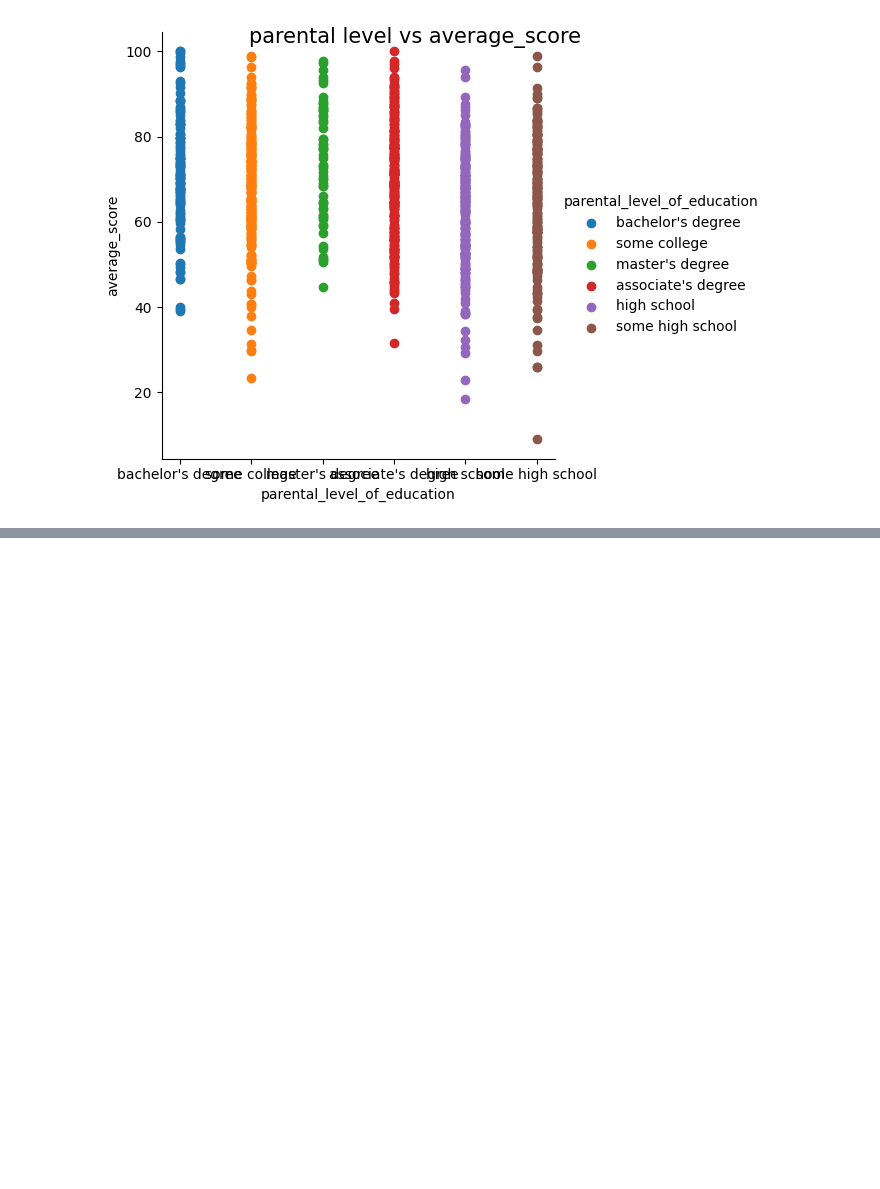
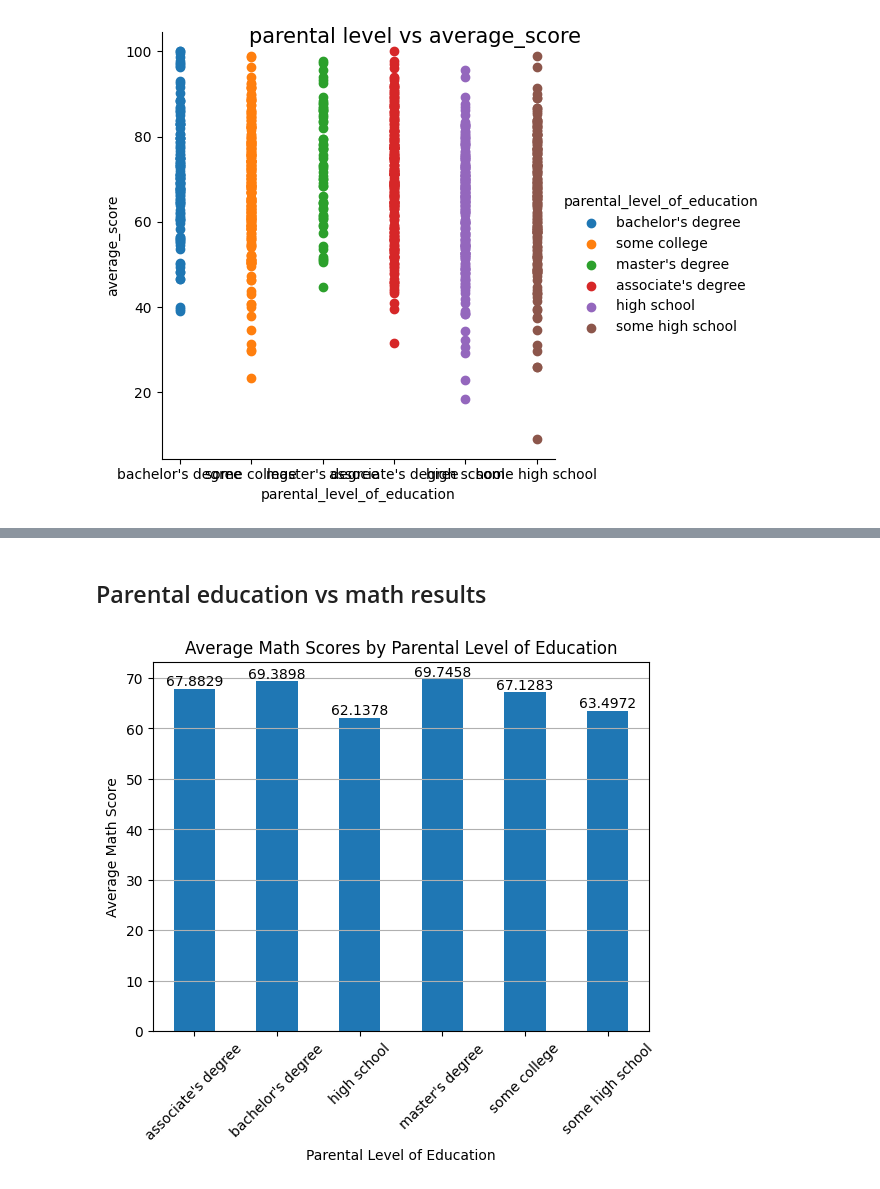
Before and after one commit to wiktor1468/StudentsStudyPerformance, a Jupyter notebook: StudentsStudyPerformance.ipynb, the cells around one changed output, grey strips where cells are left out. Cells and saved outputs as stored; diff of their text form; code cells hidden in the pictures; blank space fills up the shorter version.

```diff
--- a/StudentsStudyPerformance.ipynb
+++ b/StudentsStudyPerformance.ipynb
@@ -269,0 +282,14 @@ plt.show()
+# %% [markdown]
+## Parental education vs math results
+# %%
+avg_math_score = df.groupby('parental_level_of_education')['math_score'].mean()
+
+bar_plot= avg_math_score.plot(kind='bar')
+plt.title('Average Math Scores by Parental Level of Education')
+plt.xlabel('Parental Level of Education')
+plt.ylabel('Average Math Score')
+plt.xticks(rotation=45)
+for i in bar_plot.containers:
+    bar_plot.bar_label(i, label_type='edge')
+# %% [output]
+[figure, added]
```
Also changed, not shown: parts of 1 cell of this notebook.
